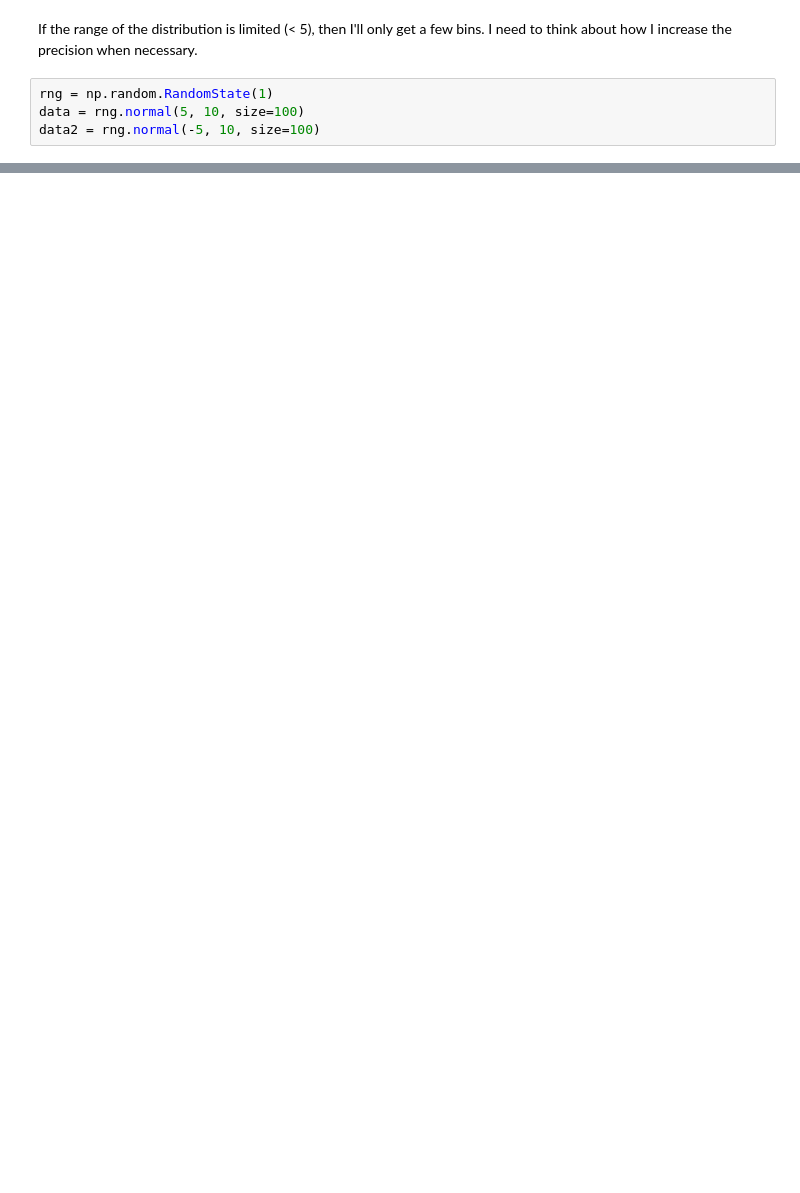
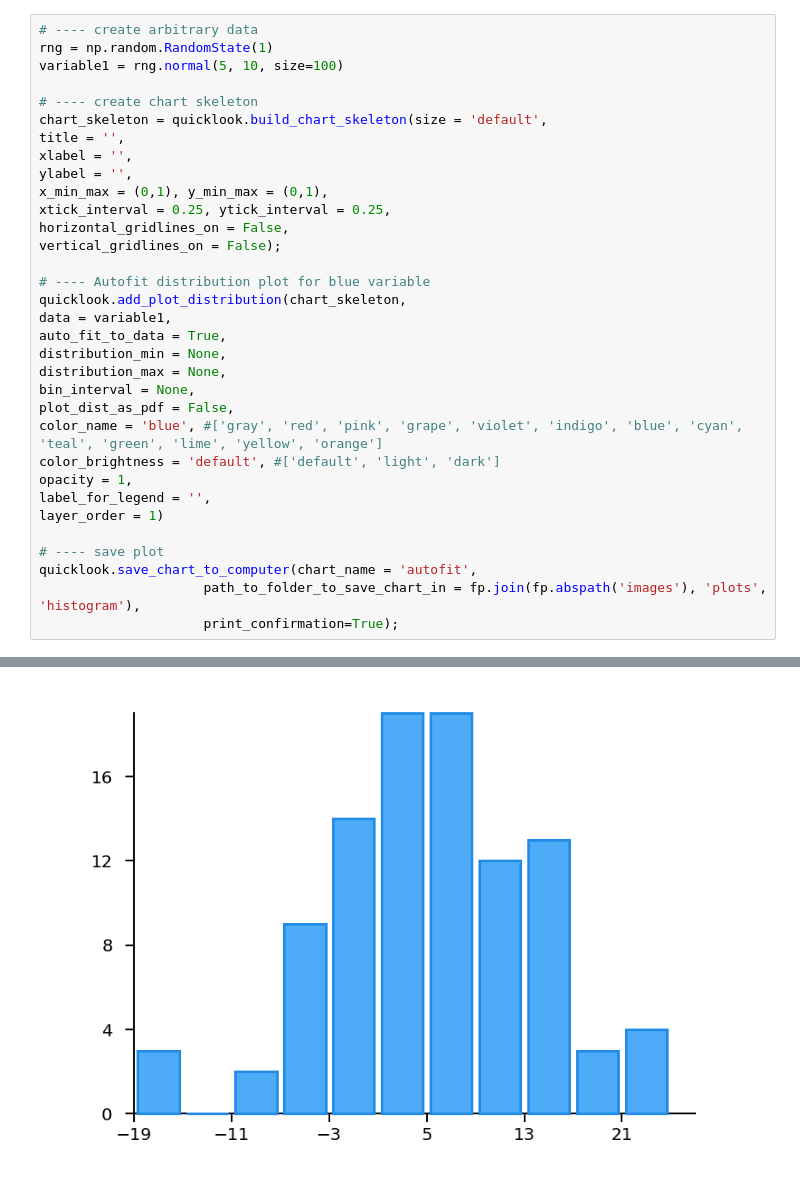
Before and after one commit to alexdsbreslav/quicklooks, a Jupyter notebook: plot_distributions.ipynb, the cells around one changed output, grey strips where cells are left out. Saved outputs shown, nothing was run; the diff lists cells and outputs as text; blank space fills up the shorter version.

```diff
--- a/plot_distributions.ipynb
+++ b/plot_distributions.ipynb
@@ -7,6 +6,34 @@ import pandas as pd
-# %% [markdown]
-If the range of the distribution is limited (< 5), then I'll only get a few bins. I need to think about how I increase the precision when necessary.
-# %%
-rng = np.random.RandomState(1)
-data = rng.normal(5, 10, size=100)
-data2 = rng.normal(-5, 10, size=100)
+# %%
+# ---- create arbitrary data
+rng = np.random.RandomState(1)
+variable1 = rng.normal(5, 10, size=100)
+
+# ---- create chart skeleton
+chart_skeleton = quicklook.build_chart_skeleton(size = 'default',
+title = '',
+xlabel = '',
+ylabel = '',
+x_min_max = (0,1), y_min_max = (0,1),
+xtick_interval = 0.25, ytick_interval = 0.25,
+horizontal_gridlines_on = False,
+vertical_gridlines_on = False);
+
+# ---- Autofit distribution plot for blue variable
+quicklook.add_plot_distribution(chart_skeleton,
+data = variable1,
+auto_fit_to_data = True,
+distribution_min = None,
+distribution_max = None,
+bin_interval = None,
+plot_dist_as_pdf = False,
+color_name = 'blue', #['gray', 'red', 'pink', 'grape', 'violet', 'indigo', 'blue', 'cyan', 'teal', 'green', 'lime', 'yellow', 'orange']
+color_brightness = 'default', #['default', 'light', 'dark']
+opacity = 1,
+label_for_legend = '',
+layer_order = 1)
+
+# ---- save plot
+quicklook.save_chart_to_computer(chart_name = 'autofit',
+                     path_to_folder_to_save_chart_in = fp.join(fp.abspath('images'), 'plots', 'histogram'),
+                     print_confirmation=True);
+# %% [output]
@@ -12,0 +52 @@ data2 = rng.normal(-5, 10, size=100)
+[figure, added]
```
Also changed, not shown: parts of 4 cells of this notebook, 25 other files.
